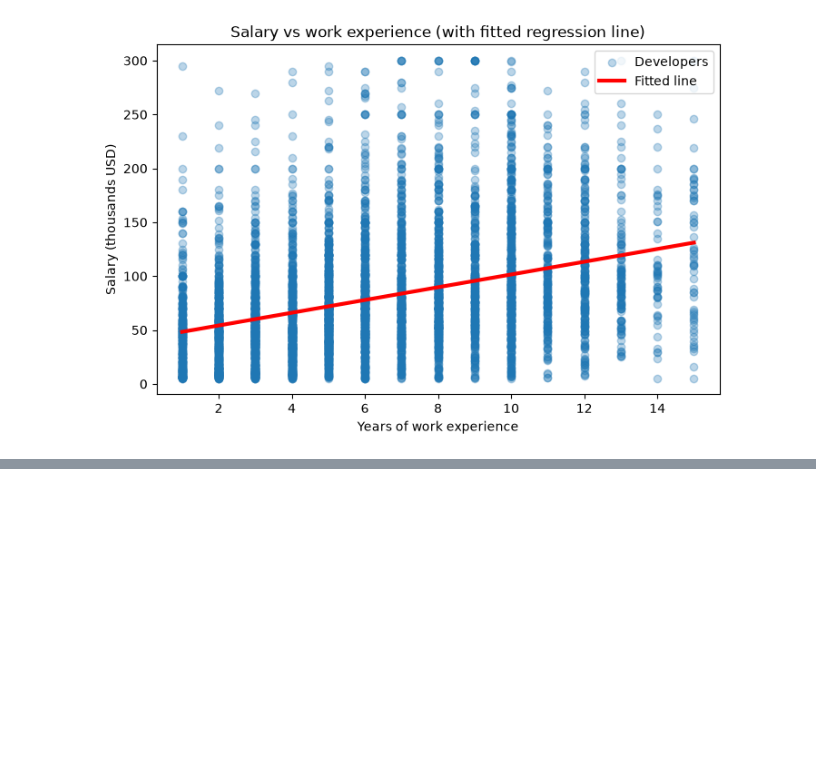
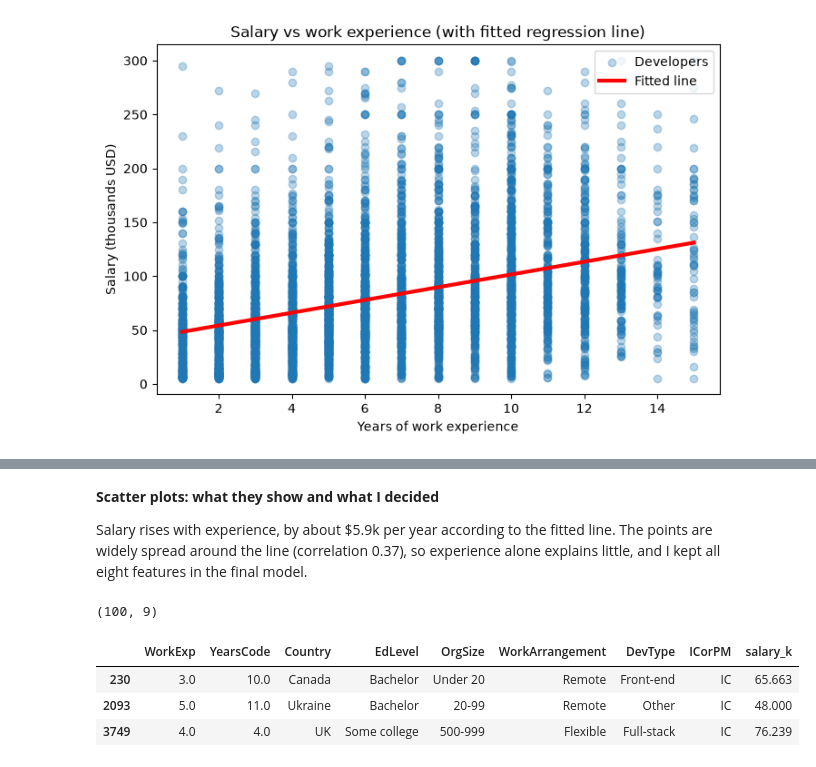
Before and after one commit to Ghislaine-i/linear_regression_model, a Jupyter notebook: summative/linear_regression/multivariate.ipynb, the cells around one changed output, grey strips where cells are left out. Cells and saved outputs as stored; diff of their text form; code cells hidden in the pictures; blank space fills up the shorter version.

Commit message:
Final notebook with verified explanations and saved model

```diff
--- a/summative/linear_regression/multivariate.ipynb
+++ b/summative/linear_regression/multivariate.ipynb
@@ -302,0 +439,16 @@ plt.show()
+# %% [markdown]
+**Scatter plots: what they show and what I decided**
+
+Salary rises with experience, by about $5.9k per year according to the fitted line. The points are widely spread around the line (correlation 0.37), so experience alone explains little, and I kept all eight features in the final model.
+# %%
+# Rows for demonstrating /retrain: same columns as the training data, plus the salary
+sample = X_test.assign(salary_k=y_test).head(100)
+sample.to_csv("sample_retrain.csv", index=False)
+print(sample.shape)
+sample.head(3)
+# %% [output]
+(100, 9)
+|  | WorkExp | YearsCode | Country | EdLevel | OrgSize | WorkArrangement | DevType | ICorPM | salary_k |
+| 230 | 3.0 | 10.0 | Canada | Bachelor | Under 20 | Remote | Front-end | IC | 65.663 |
+| 2093 | 5.0 | 11.0 | Ukraine | Bachelor | 20-99 | Remote | Other | IC | 48.000 |
+| 3749 | 4.0 | 4.0 | UK | Some college | 500-999 | Flexible | Full-stack | IC | 76.239 |
```
Also changed, not shown: parts of 16 cells of this notebook, 1 other file.
